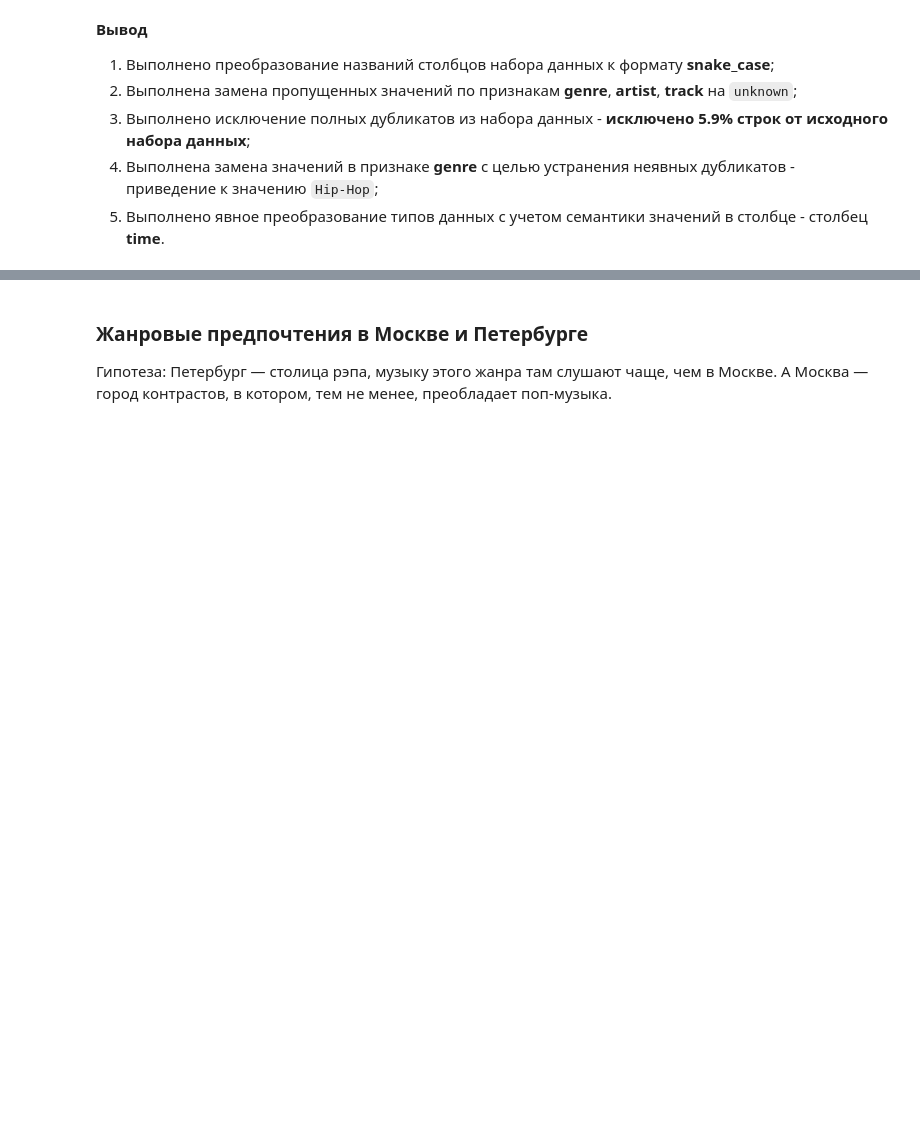
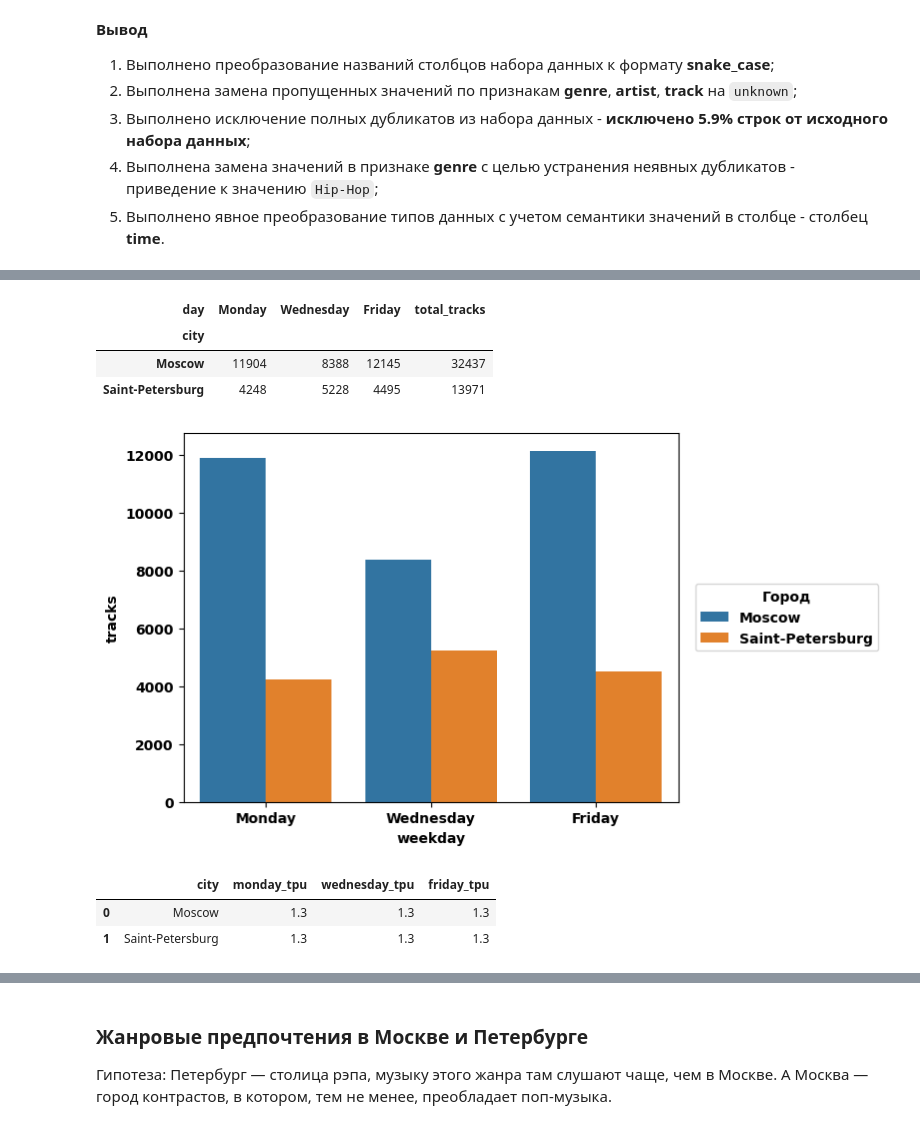
Before and after one commit to MrKostas/Yandex-Praktikum_Data-Analyst-projects, a Jupyter notebook: notebooks/DA_PetProject 1_The Music of big Cities.ipynb, the cells around one changed output, grey strips where cells are left out. Cells and saved outputs as stored; diff of their text form; code cells hidden in the pictures; blank space fills up the shorter version.

```diff
--- a/notebooks/DA_PetProject 1_The Music of big Cities.ipynb
+++ b/notebooks/DA_PetProject 1_The Music of big Cities.ipynb
@@ -470,0 +394,47 @@ genre_weekday(spb_general, 'Friday', '17:00', '23:00')
+# %%
+# вывод информации о количестве уникальных пользователей по городам
+day_city_tracks_info('user_id', pd.Series.nunique, 'tracks')
+# %% [output]
+| day | Monday | Wednesday | Friday | total_tracks |
+| city |  |  |  |  |
+| Moscow | 11904 | 8388 | 12145 | 32437 |
+| Saint-Petersburg | 4248 | 5228 | 4495 | 13971 |
+[figure, added]
+# %%
+# формирование сводных таблиц
+
+tracks = pd.DataFrame(
+    data = [
+        ['Moscow', 15740, 11056, 15945],
+        ['Saint-Petersburg', 5614, 7003, 5895]
+        ],
+    columns = ['city', 'monday', 'wednesday', 'friday']
+)
+
+users = pd.DataFrame(
+    data = [
+        ['Moscow', 11904, 8388, 12145],
+        ['Saint-Petersburg', 4248, 5228, 4495]
+        ],
+    columns = ['city', 'monday', 'wednesday', 'friday']
+)
+
+tracks_users_info = (
+    tracks.merge(users, how = 'left', on ='city', suffixes = ['_tracks', '_users'])
+)
+
+# формирование датафрейма с удельным количеством прослушанных треков на уникального пользователя - tracks_per_user
+tpu_info = pd.DataFrame(
+    {
+        'city' : ['Moscow','Saint-Petersburg'],
+        'monday_tpu' : round(tracks_users_info['monday_tracks'] / tracks_users_info['monday_users'], 1),
+        'wednesday_tpu' : round(tracks_users_info['wednesday_tracks'] / tracks_users_info['wednesday_users'], 1),
+        'friday_tpu' : round(tracks_users_info['friday_tracks'] / tracks_users_info['friday_users'], 1),
+    }
+)
+
+display(tpu_info)
+# %% [output]
+|  | city | monday_tpu | wednesday_tpu | friday_tpu |
+| 0 | Moscow | 1.3 | 1.3 | 1.3 |
+| 1 | Saint-Petersburg | 1.3 | 1.3 | 1.3 |
```
Also changed, not shown: parts of 70 cells of this notebook.
